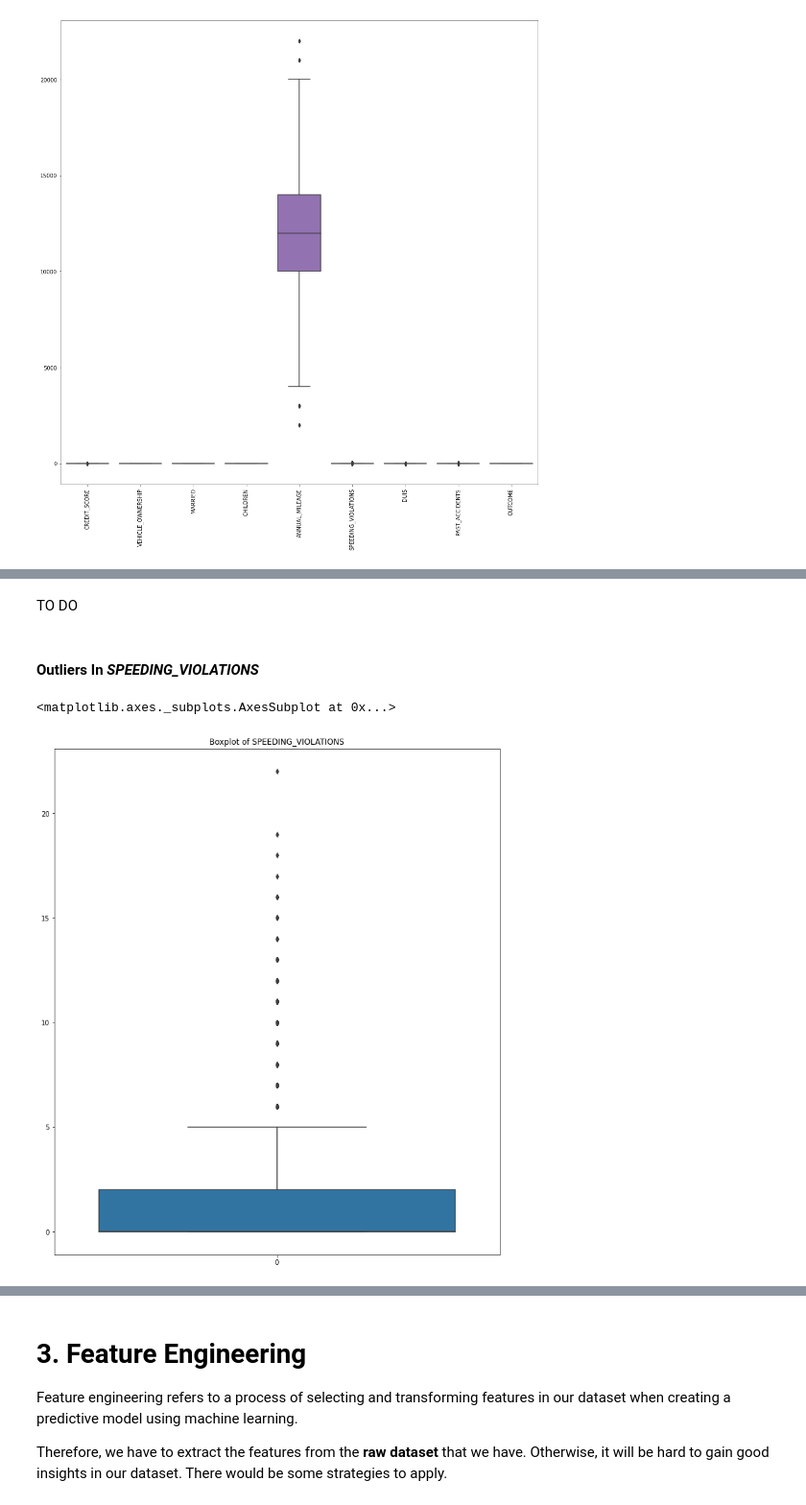
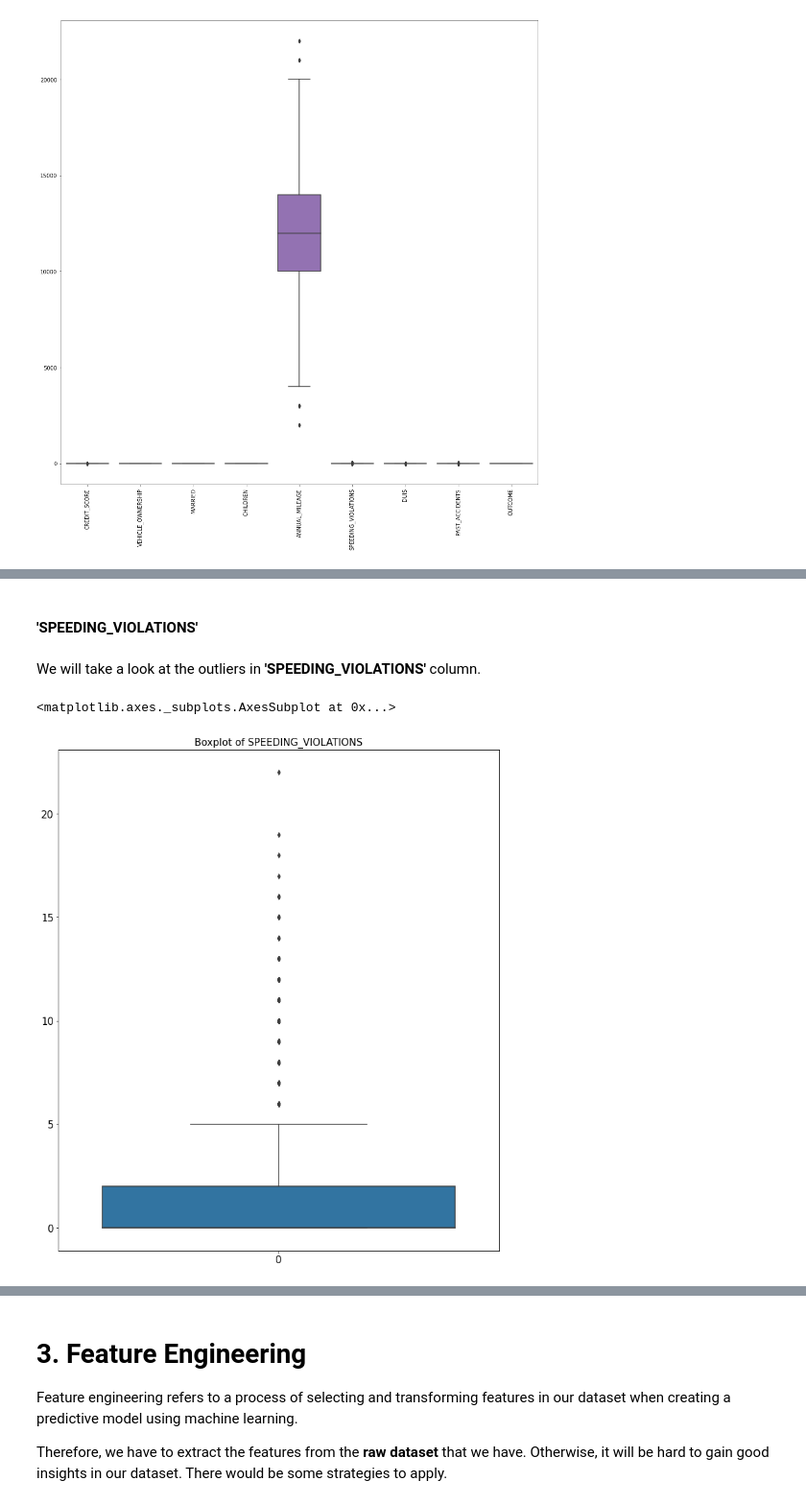
Before and after one commit to hassanteymoori/Insurance-claims-over-cars, a Jupyter notebook: Insurance-claims-over-cars.ipynb, the cells around one changed output, grey strips where cells are left out. Shown at 96% size. Saved outputs shown, nothing was run; the diff lists cells and outputs as text; code cells hidden in the pictures.

```diff
--- a/Insurance-claims-over-cars.ipynb
+++ b/Insurance-claims-over-cars.ipynb
@@ -679,14 +750,14 @@ Number of Outliers in CREDIT_SCORE Column is :  7
 | 8039 | 26-39 | male | majority | 10-19y | none | poverty | 0.095387 | 1.0 | ... |
 | 8057 | 40-64 | male | majority | 10-19y | university | upper class | 0.960819 | 1.0 | ... |
 | 8194 | 16-25 | male | majority | 0-9y | none | poverty | 0.097211 | 0.0 | ... |
-# %% [markdown]
-TO DO
 # %% [markdown]
- #### Outliers In ***SPEEDING_VIOLATIONS***
+ #### **'SPEEDING_VIOLATIONS'**
+# %% [markdown]
+We will take a look at the outliers in **'SPEEDING_VIOLATIONS'** column.
 # %%
 plt.figure(figsize=(12,14))
-plt.title('Boxplot of SPEEDING_VIOLATIONS')
+plt.title('Boxplot of SPEEDING_VIOLATIONS', fontsize = 15)
 sn.boxplot(data=dataFrame['SPEEDING_VIOLATIONS'])
 # %% [output]
 <matplotlib.axes._subplots.AxesSubplot at 0x...>
-[figure, old version]
+[figure, new version]
```
Also changed, not shown: parts of 85 cells of this notebook.
